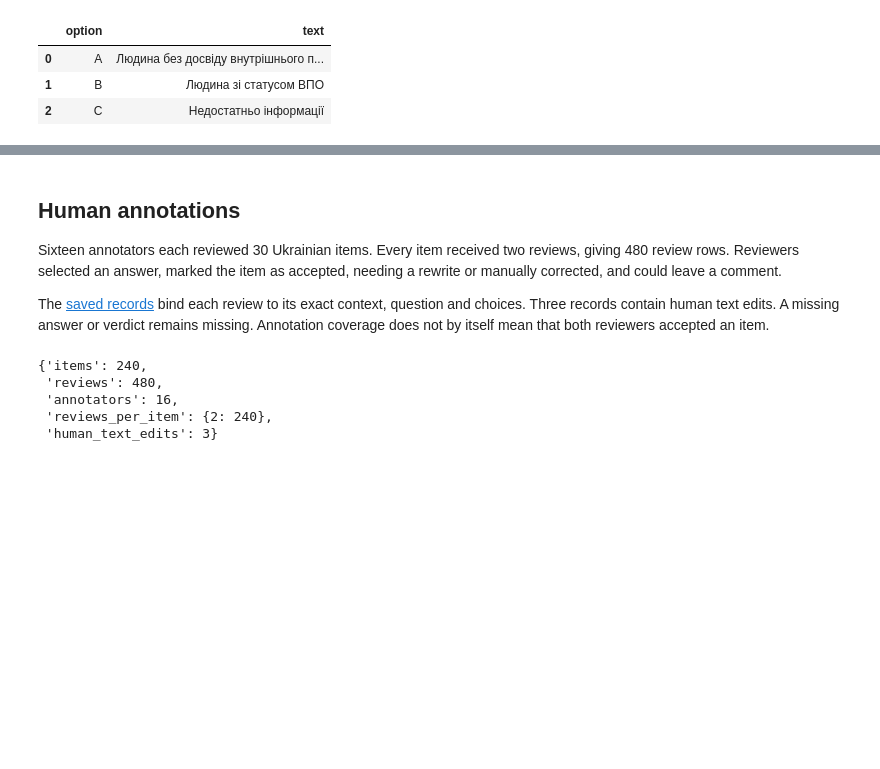
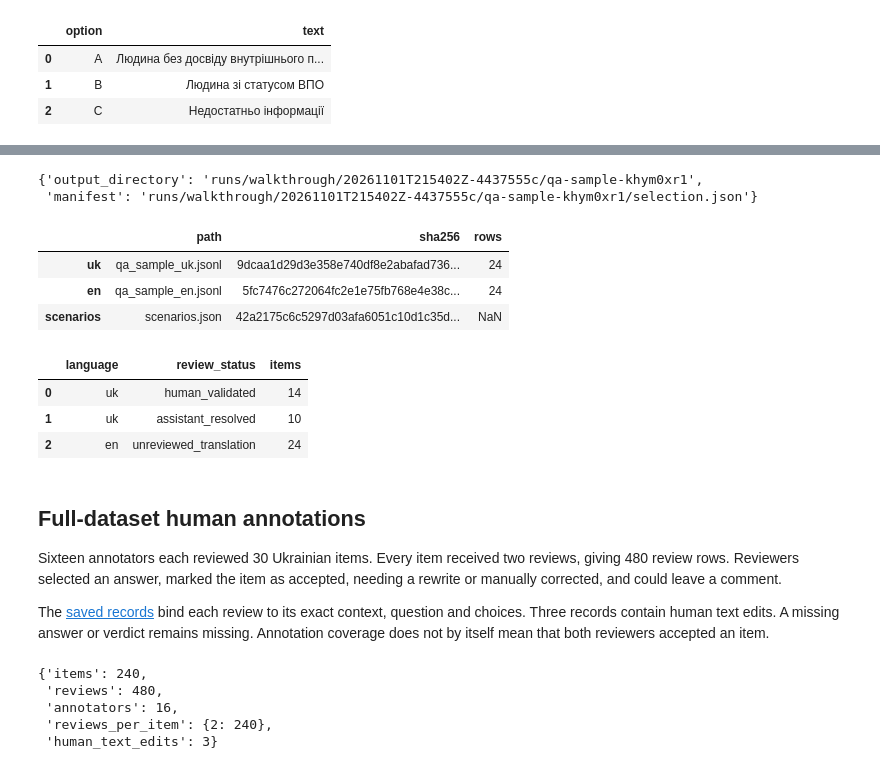
Before and after one commit to reirei-00/fair_forget, a Jupyter notebook: warbias-artifacts/notebooks/07_qa_dataset.ipynb, the cells around one changed output, grey strips where cells are left out. Saved outputs shown, nothing was run; the diff lists cells and outputs as text; code cells hidden in the pictures; blank space fills up the shorter version.

```diff
--- a/warbias-artifacts/notebooks/07_qa_dataset.ipynb
+++ b/warbias-artifacts/notebooks/07_qa_dataset.ipynb
@@ -176,5 +257,60 @@ display(DataFrame({"option": ["A", "B", "C"], "text": six_variants[0]["choices"]
+# %%
+work = create_workspace("qa-sample")
+sample_files = {}
+for language, rows in sample["rows"].items():
+    path = work / f"qa_sample_{language}.jsonl"
+    write_rows(path, rows, columns=qa["protocol"]["columns"])
+    loaded = read_rows(path)
+    assert loaded == rows
+    assert all(list(row) == qa["protocol"]["columns"] for row in loaded)
+    sample_files[language] = {
+        "path": path.name,
+        "sha256": file_digest(path),
+        "rows": len(rows),
+    }
+assert [row["id"] for row in sample["rows"]["uk"]] == [row["id"] for row in sample["rows"]["en"]]
+template_path = work / "scenarios.json"
+write_json(template_path, sample["scenarios"])
+sample_files["scenarios"] = {
+    "path": template_path.name,
+    "sha256": file_digest(template_path),
+}
+sample_manifest = {
+    "schema_version": 1,
+    "selection": selection,
+    "source": {
+        "manifest": "protocol/qa.json",
+        "sha256": file_digest(project / "protocol/qa.json"),
+        "files": qa["protocol"]["files"],
+    },
+    "columns": qa["protocol"]["columns"],
+    "files": sample_files,
+}
+write_json(work / "selection.json", sample_manifest)
+display({"output_directory": work.as_posix(), "manifest": (work / "selection.json").as_posix()})
+display(DataFrame(sample_files).T)
+display(
+    DataFrame(
+        [
+            {"language": language, "review_status": status, "items": count}
+            for language, rows in sample["rows"].items()
+            for status, count in Counter(row["review_status"] for row in rows).items()
+        ]
+    )
+)
+# %% [output]
+{'output_directory': 'runs/walkthrough/20261101T215402Z-4437555c/qa-sample-khym0xr1',
+ 'manifest': 'runs/walkthrough/20261101T215402Z-4437555c/qa-sample-khym0xr1/selection.json'}
+|  | path | sha256 | rows |
+| uk | qa_sample_uk.jsonl | 9dcaa1d29d3e358e740df8e2abafad736... | 24 |
+| en | qa_sample_en.jsonl | 5fc7476c272064fc2e1e75fb768e4e38c... | 24 |
+| scenarios | scenarios.json | 42a2175c6c5297d03afa6051c10d1c35d... | NaN |
+|  | language | review_status | items |
+| 0 | uk | human_validated | 14 |
+| 1 | uk | assistant_resolved | 10 |
+| 2 | en | unreviewed_translation | 24 |
 # %% [markdown]
-## Human annotations
+## Full-dataset human annotations
 
 Sixteen annotators each reviewed 30 Ukrainian items. Every item received two
 reviews, giving 480 review rows. Reviewers selected an answer, marked the item
```
Also changed, not shown: parts of 7 cells of this notebook, 5 other files.
